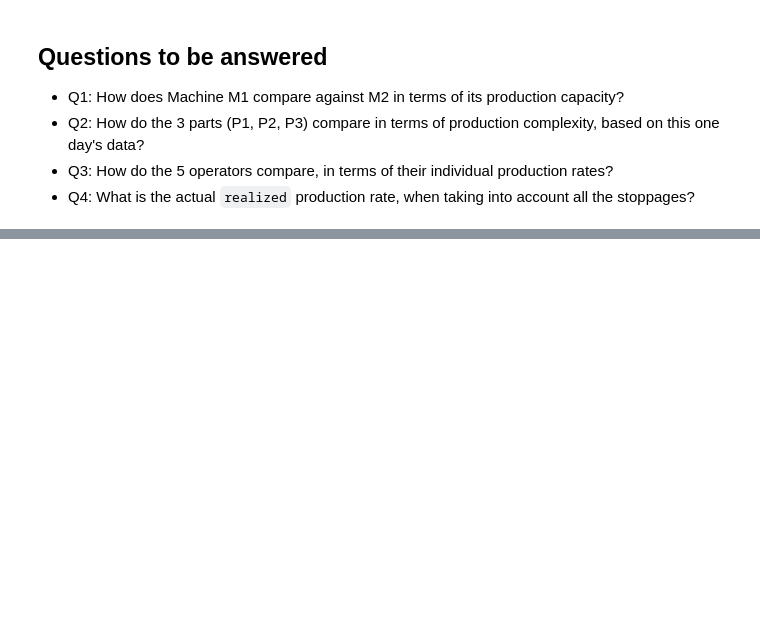
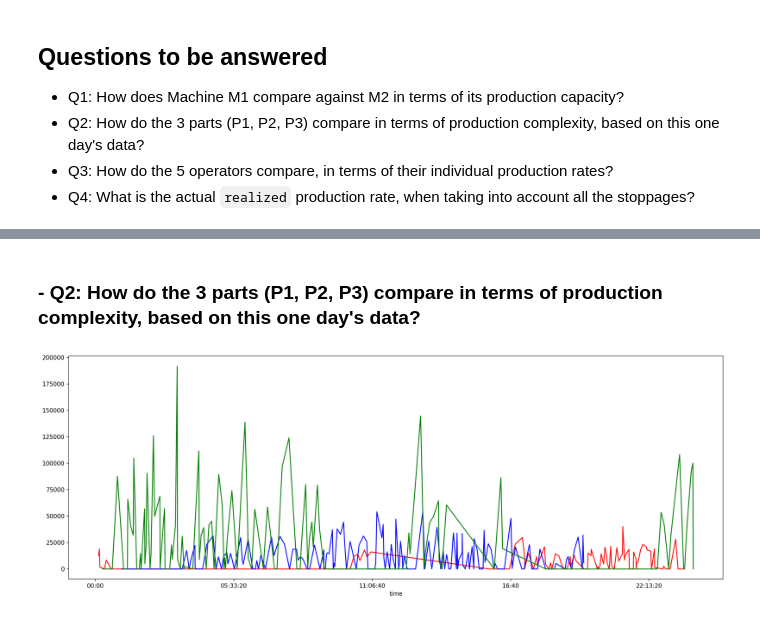
Before and after one commit to ItumelengF/Digital_factory, a Jupyter notebook: SmartManufacturing_Formative1_Exercise.ipynb, the cells around one changed output, grey strips where cells are left out. Saved outputs shown, nothing was run; the diff lists cells and outputs as text; code cells hidden in the pictures; blank space fills up the shorter version.

```diff
--- a/SmartManufacturing_Formative1_Exercise.ipynb
+++ b/SmartManufacturing_Formative1_Exercise.ipynb
@@ -42,0 +150,15 @@ import os
+# %% [markdown]
+### - Q2: How do the 3 parts (P1, P2, P3) compare in terms of production complexity, based on this one day's data?
+# %%
+# select data related to each part and store
+P1_cap = data.loc[data['Part']=="P1"]
+P2_cap = data.loc[data['Part']=="P2"]
+P3_cap = data.loc[data['Part']=="P3"]
+
+fig = plt.figure(figsize=(20, 7), dpi=150)
+
+plt.plot(P1_cap.index, P1_cap['NumberOfPieces'], color ='red')
+plt.plot(P2_cap.index, P2_cap['NumberOfPieces'], color ='blue')
+plt.plot(P3_cap.index, P3_cap['NumberOfPieces'], color ='green')
+# %% [output]
+[figure, added]
```
Also changed, not shown: parts of 27 cells of this notebook.
